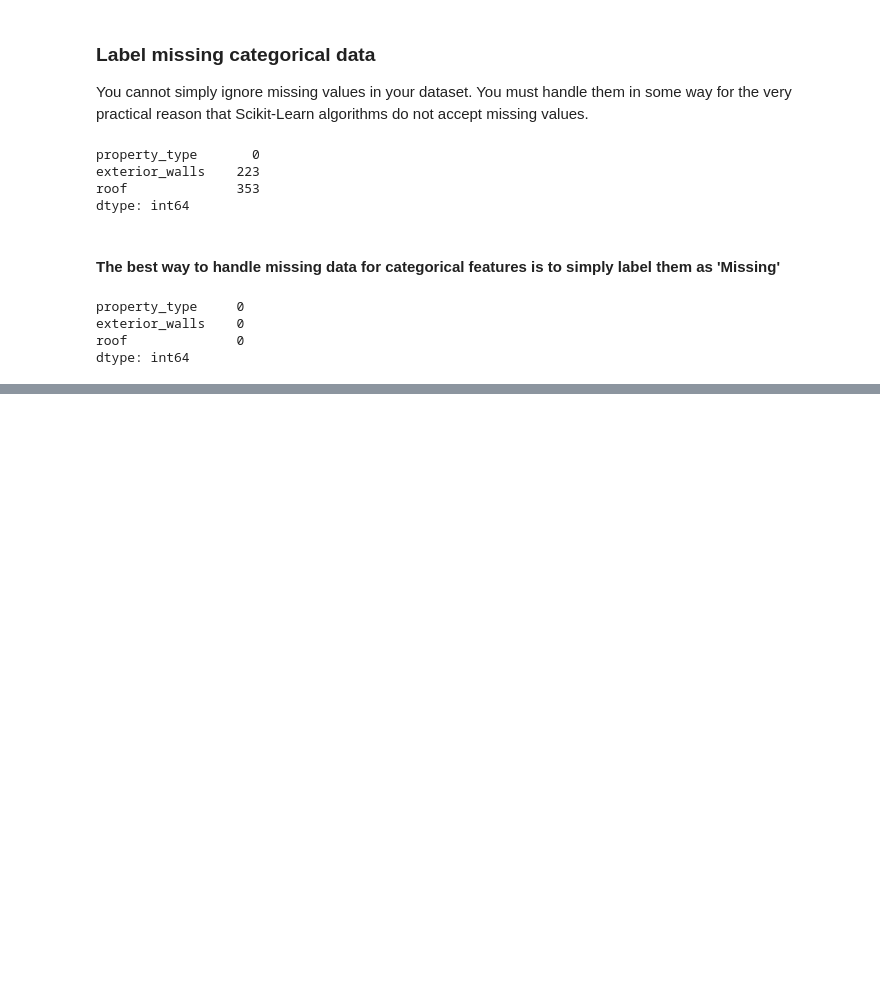
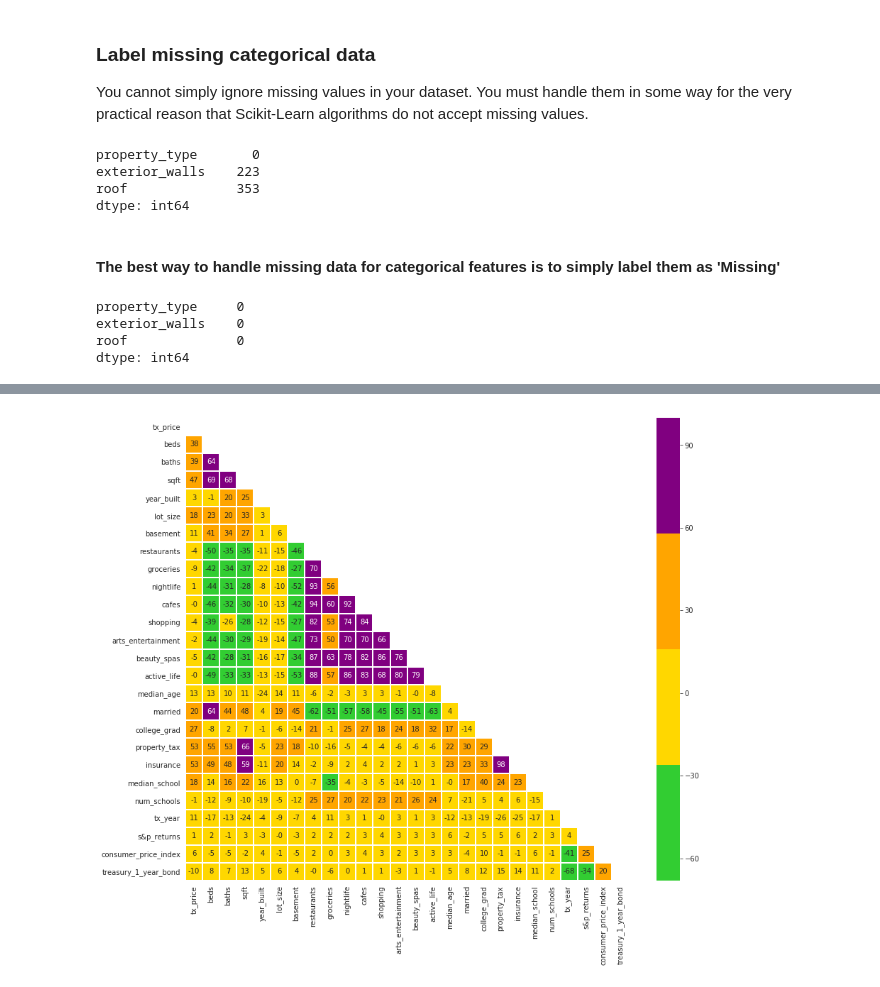
Before and after one commit to muhliscokadar/machine_learning_real_estate_project, a Jupyter notebook: data_engineering/data_cleaning.ipynb, the cells around one changed output, grey strips where cells are left out. Drawn from its saved outputs; the diff is of its cells as text; code cells hidden in the pictures; blank space fills up the shorter version.

```diff
--- a/data_engineering/data_cleaning.ipynb
+++ b/data_engineering/data_cleaning.ipynb
@@ -382,3 +420,11 @@ dtype: int64
+# %%
+mask=np.zeros_like(df.corr())
+mask[np.triu_indices_from(mask)] = True
+plt.figure(figsize=(14,12))
+with sns.axes_style("white"):
+    ax = sns.heatmap(df.corr()*100, mask=mask, fmt='.0f', annot=True, lw=1, cmap=ListedColormap(['limegreen', 'gold', 'orange','purple']))
+# %% [output]
+[figure, added]
 # %%
 # Save cleaned dataframe to new file
 df.to_csv('Files/stock_df.csv', index=None)
```
Also changed, not shown: parts of 3 cells of this notebook, 10 other files.
